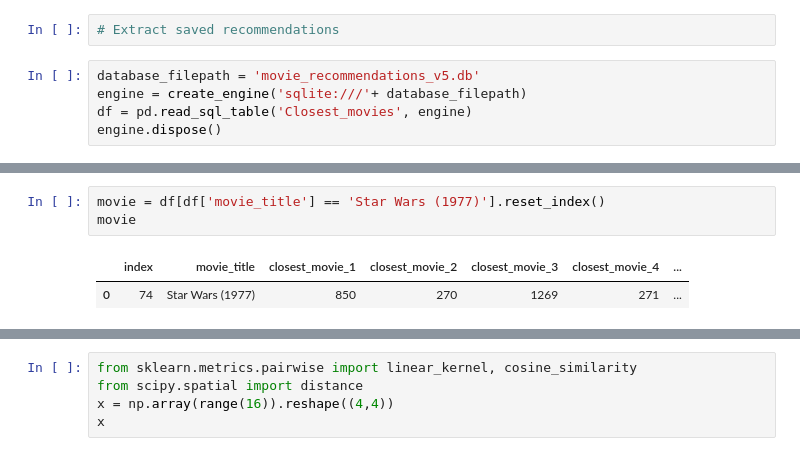
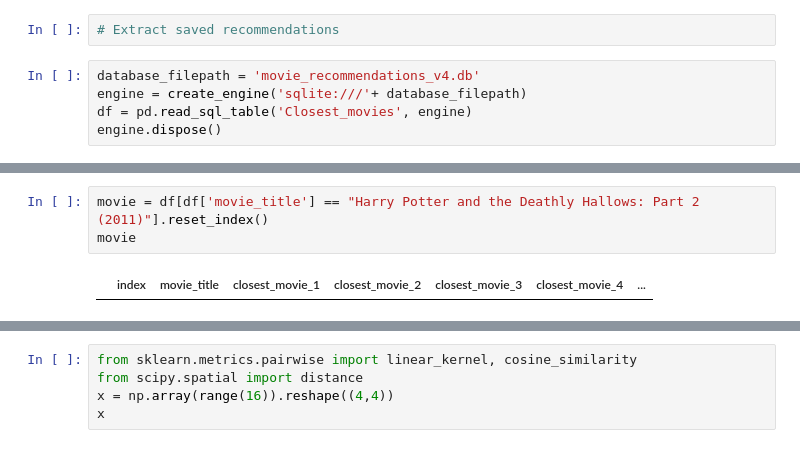
Before and after one commit to alibekU/movies_recommendations, a Jupyter notebook: analysis.ipynb, the cells around one changed output, grey strips where cells are left out. Drawn from its saved outputs; the diff is of its cells as text.

```diff
--- a/analysis.ipynb
+++ b/analysis.ipynb
@@ -207,7 +357,7 @@ engine.dispose()
 # %%
 # Extract saved recommendations
 # %%
-database_filepath = 'movie_recommendations_v5.db'
+database_filepath = 'movie_recommendations_v4.db'
 engine = create_engine('sqlite:///'+ database_filepath)
 df = pd.read_sql_table('Closest_movies', engine)
 engine.dispose()
@@ -223,9 +373,8 @@ df.head()
 # %%
-movie = df[df['movie_title'] == 'Star Wars (1977)'].reset_index()
+movie = df[df['movie_title'] == "Harry Potter and the Deathly Hallows: Part 2 (2011)"].reset_index()
 movie
 # %% [output]
 |  | index | movie_title | closest_movie_1 | closest_movie_2 | closest_movie_3 | closest_movie_4 | ... |
-| 0 | 74 | Star Wars (1977) | 850 | 270 | 1269 | 271 | ... |
 # %%
 number_movies_returned  = 5
 for i in range(number_movies_returned):
```
Also changed, not shown: parts of 41 cells of this notebook, 4 other files.
